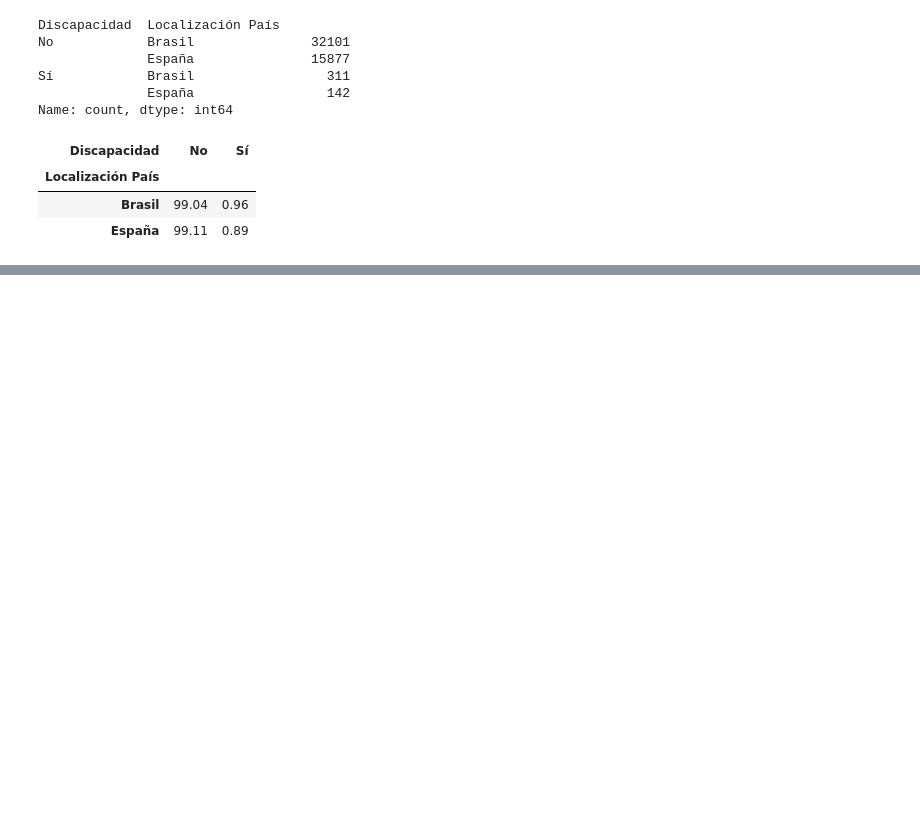
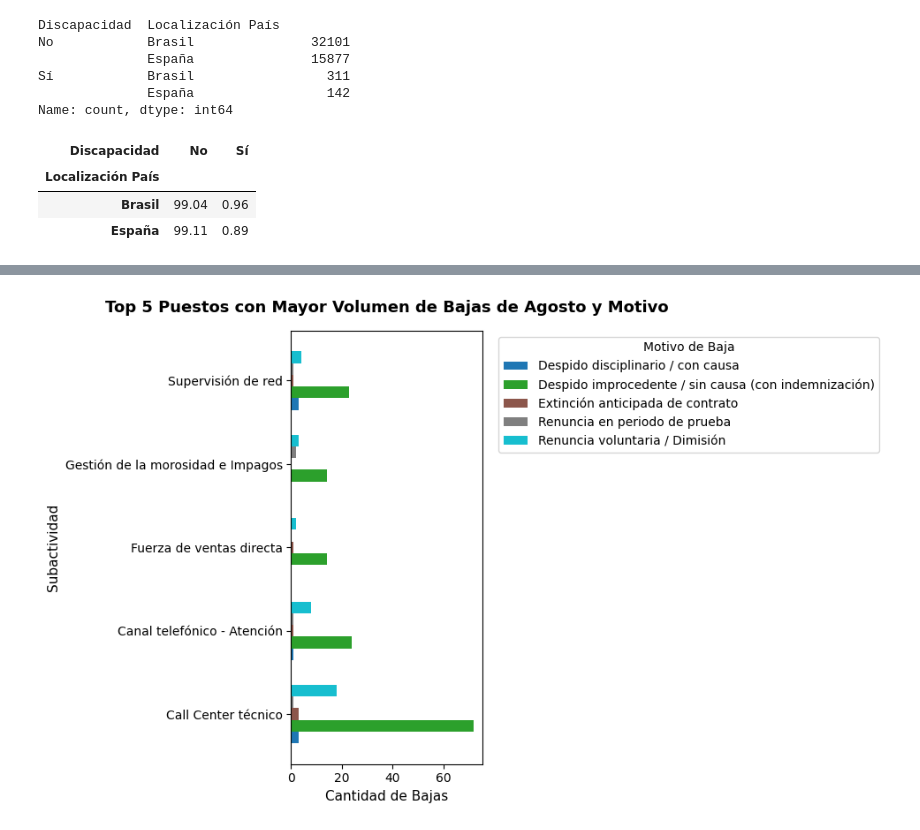
Before and after one commit to saraguzmanlopez-ops/caso_corusan, a Jupyter notebook: analisis_libre.ipynb, the cells around one changed output, grey strips where cells are left out. Cells and saved outputs as stored; diff of their text form; code cells hidden in the pictures; blank space fills up the shorter version.

```diff
--- a/analisis_libre.ipynb
+++ b/analisis_libre.ipynb
@@ -255,0 +298,2 @@ BRASIL -> Plantilla: 32412 | Actual PD: 311 | Faltan (Gap): int(round(337.24)) p
+# %%
+df_bajas_agosto_copy=df_bajas_agosto # se hace una copia
@@ -255,0 +398,30 @@ BRASIL -> Plantilla: 32412 | Actual PD: 311 | Faltan (Gap): int(round(337.24)) p
+# %%
+import matplotlib.pyplot as plt
+import pandas as pd
+
+# 1. Identificamos los 5 puestos con mayor número de bajas
+top_5_puestos = df_bajas_agosto_copy['Subactividad'].value_counts().head(5).index
+
+# 2. Filtramos el DataFrame original para quedarnos solo con esos 5 puestos principales
+df_top_5 = df_bajas_agosto_copy[df_bajas_agosto_copy['Subactividad'].isin(top_5_puestos)]
+
+# 3. Creamos la tabla cruzada para estos 5 puestos y el motivo de baja traducido
+tabla_top5 = pd.crosstab(
+    df_top_5['Subactividad'],
+    df_top_5['Tipo de baja local']
+)
+
+# 4. Generamos el gráfico de barras horizontales
+ax = tabla_top5.plot(kind='barh', figsize=(10, 6), colormap='tab10', width=0.7)
+
+# 5. Formato directivo y estético
+plt.title('Top 5 Puestos con Mayor Volumen de Bajas de Agosto y Motivo', fontsize=13, fontweight='bold', pad=15)
+plt.xlabel('Cantidad de Bajas', fontsize=11)
+plt.ylabel('Subactividad', fontsize=11)
+
+# Leyenda y diseño limpio
+plt.legend(title='Motivo de Baja', bbox_to_anchor=(1.05, 1), loc='upper left', frameon=True)
+plt.tight_layout()
+plt.show()
+# %% [output]
+[figure, added]
```
Also changed, not shown: parts of 20 cells of this notebook, 5 other files.
